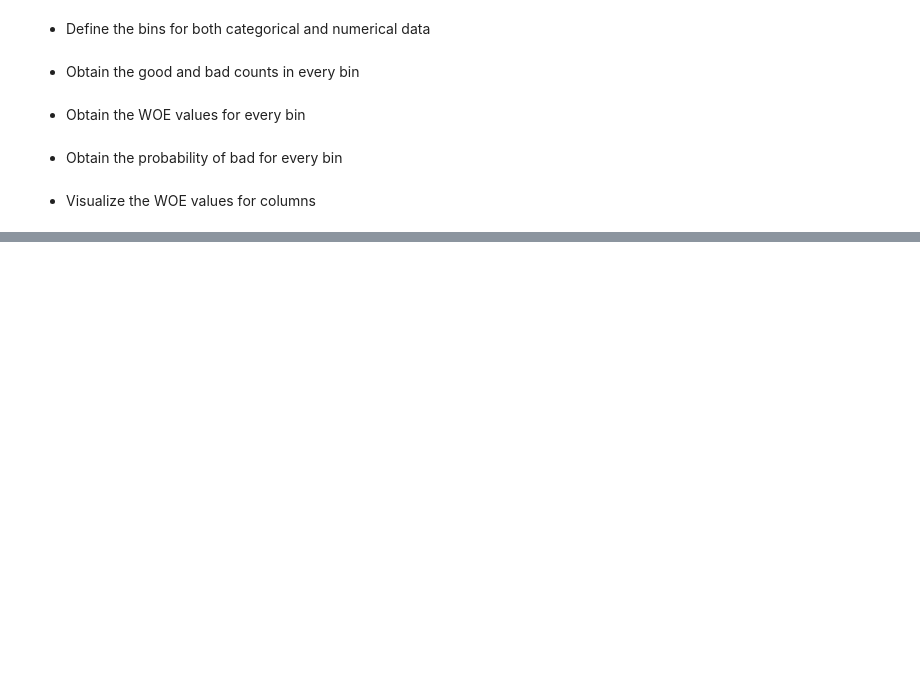
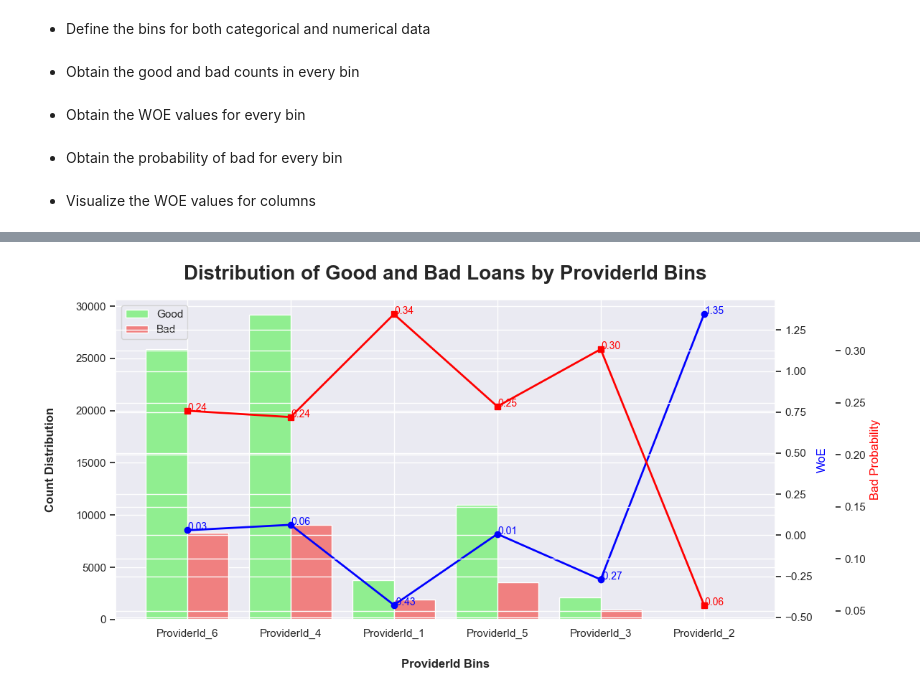
Before and after one commit to WildCayote/Bati-Bank-Credit-Scoring, a Jupyter notebook: notebooks/user_value_analysis.ipynb, the cells around one changed output, grey strips where cells are left out. Drawn from its saved outputs; the diff is of its cells as text; code cells hidden in the pictures; blank space fills up the shorter version.

Commit message:
Feat: Implemented a function to plot multiple woe data

```diff
--- a/notebooks/user_value_analysis.ipynb
+++ b/notebooks/user_value_analysis.ipynb
@@ -323,3 +323,5 @@ numeric_bad_probs = binner.bad_probability(counts=numeric_counts)
 categorical_bad_probs = binner.bad_probability(counts=categorical_counts)
 # %% [markdown]
 - Visualize the WOE values for columns
+# %%
+ploting_data = binner.get_plotting_data(bins_dict=categorical_bins, counts=categorical_counts, bad_probs=categorical_bad_probs, woe_dict=categorical_woe, column='ProviderId', numeric=False)
@@ -325,0 +338,4 @@ categorical_bad_probs = binner.bad_probability(counts=categorical_counts)
+# %%
+binner.plot_woe_data(plotting_data=ploting_data, column_name='ProviderId')
+# %% [output]
+[figure, added]
```
Also changed, not shown: parts of 4 cells of this notebook, 1 other file.
